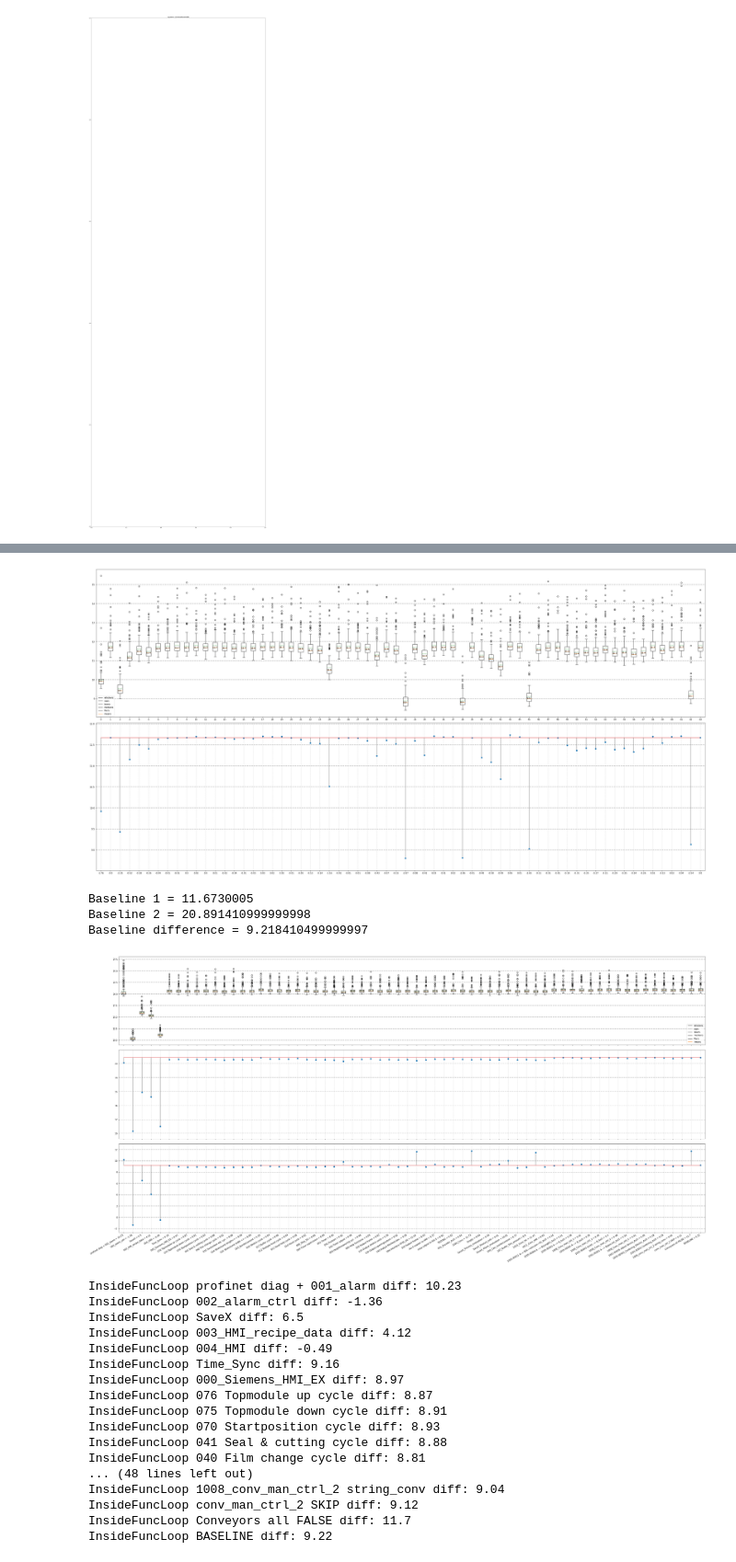
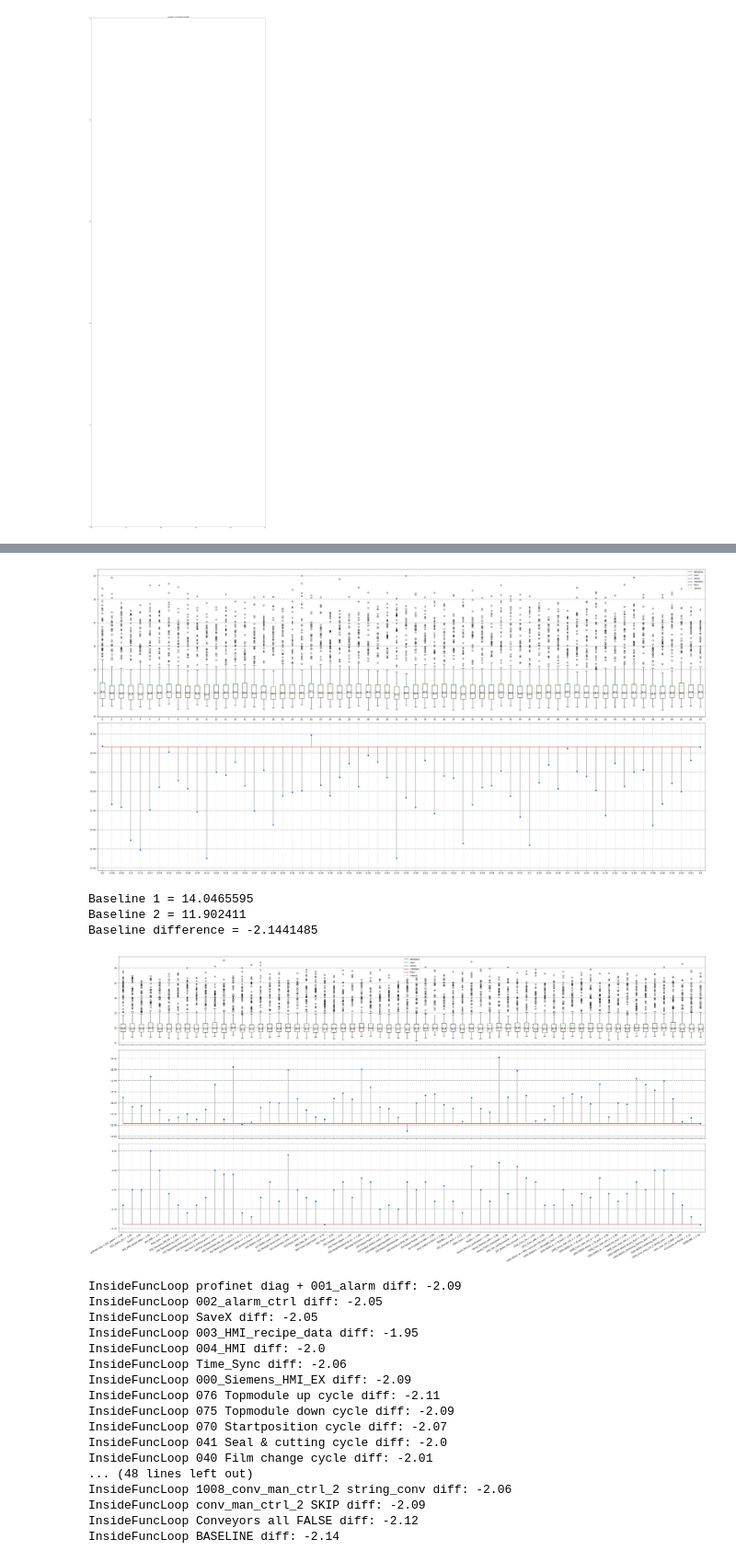
Before and after one commit to KennyKristiansen/Performance, a Jupyter notebook: boxplot.ipynb, the cells around one changed output, grey strips where cells are left out. Shown at 92% size. Cells and saved outputs as stored; diff of their text form; code cells hidden in the pictures.

```diff
--- a/boxplot.ipynb
+++ b/boxplot.ipynb
@@ -341,4 +320,6 @@ func BASELINE diff: -0.47
 # %%
+'''normal'''
+
 import numpy as np
 import matplotlib.pyplot as plt
 import matplotlib.cbook as cbook
@@ -381,7 +362,7 @@ class SubPlot(Plot):
         None
 
 
-file = "miks_buffet.csv"
+file = "test.csv"
 data = []
 InsideFuncLoop = False
 with open(file) as plotValues:
@@ -448,7 +429,7 @@ plt.margins(x=0.008, y=0.1)
 plt.show()
 
 
-file = "test.csv"
+file = "tonny_test.csv"
 data = []
 InsideFuncLoop = False
 func_description = ['profinet diag + 001_alarm',    #0
@@ -577,53 +558,53 @@ plt.xticks(range(0, len(labels)), difference_b)
 plt.grid(True, which='both', axis='x', linewidth=0.5, linestyle='--')
 plt.grid(True, which='both', axis='y', linewidth=2, linestyle='--')
 plt.margins(x=0.008, y=0.1)
 
 
 plt.subplot(3, 1, 3)
 difference_sum = []
 for val in range(len(difference)):
     float_val = ((difference_b[val] + baseline_2) - ((difference[val] + baseline_1)))
     float_val = '%.2f' % float_val
     difference_sum.append(float(float_val))
 
 labels_with_comment = []
 for i in range(len(difference_sum)):
     labels_with_comment.append(
         func_description[i] + ' = ' + str(difference_sum[i]))
 labels_with_comment = tuple(labels_with_comment)
 
 plt.stem(difference_sum, bottom=difference_sum[63], linefmt='grey')
 plt.xticks(range(0, len(labels)), labels_with_comment, rotation=45)
 fig1.autofmt_xdate()
 plt.grid(True, which='both', axis='x', linewidth=0.5, linestyle='--')
 plt.grid(True, which='both', axis='y', linewidth=2, linestyle='--')
 
 plt.margins(x=0.008, y=0.1)
 plt.tight_layout(pad=1, w_pad=1.0, h_pad=2)
 plt.show()
 for row in range(len(difference)):
     print(f'InsideFuncLoop {func_description[row]} diff: {difference_sum[row]}')
 # %% [output]
-[figure, old version]
+[figure, new version]
-Baseline 1 = 11.6730005
-Baseline 2 = 20.891410999999998
-Baseline difference = 9.218410499999997
+Baseline 1 = 14.0465595
+Baseline 2 = 11.902411
+Baseline difference = -2.1441485
-[figure, old version]
+[figure, new version]
-InsideFuncLoop profinet diag + 001_alarm diff: 10.23
-InsideFuncLoop 002_alarm_ctrl diff: -1.36
-InsideFuncLoop SaveX diff: 6.5
-InsideFuncLoop 003_HMI_recipe_data diff: 4.12
-InsideFuncLoop 004_HMI diff: -0.49
-InsideFuncLoop Time_Sync diff: 9.16
-InsideFuncLoop 000_Siemens_HMI_EX diff: 8.97
-InsideFuncLoop 076 Topmodule up cycle diff: 8.87
-InsideFuncLoop 075 Topmodule down cycle diff: 8.91
-InsideFuncLoop 070 Startposition cycle diff: 8.93
-InsideFuncLoop 041 Seal & cutting cycle diff: 8.88
-InsideFuncLoop 040 Film change cycle diff: 8.81
+InsideFuncLoop profinet diag + 001_alarm diff: -2.09
+InsideFuncLoop 002_alarm_ctrl diff: -2.05
+InsideFuncLoop SaveX diff: -2.05
+InsideFuncLoop 003_HMI_recipe_data diff: -1.95
+InsideFuncLoop 004_HMI diff: -2.0
+InsideFuncLoop Time_Sync diff: -2.06
+InsideFuncLoop 000_Siemens_HMI_EX diff: -2.09
+InsideFuncLoop 076 Topmodule up cycle diff: -2.11
+InsideFuncLoop 075 Topmodule down cycle diff: -2.09
+InsideFuncLoop 070 Startposition cycle diff: -2.07
+InsideFuncLoop 041 Seal & cutting cycle diff: -2.0
+InsideFuncLoop 040 Film change cycle diff: -2.01
 ... (48 lines left out)
-InsideFuncLoop 1008_conv_man_ctrl_2 string_conv diff: 9.04
-InsideFuncLoop conv_man_ctrl_2 SKIP diff: 9.12
-InsideFuncLoop Conveyors all FALSE diff: 11.7
-InsideFuncLoop BASELINE diff: 9.22
+InsideFuncLoop 1008_conv_man_ctrl_2 string_conv diff: -2.06
+InsideFuncLoop conv_man_ctrl_2 SKIP diff: -2.09
+InsideFuncLoop Conveyors all FALSE diff: -2.12
+InsideFuncLoop BASELINE diff: -2.14
 # %%
```
Also changed, not shown: parts of 3 cells of this notebook, 2 other files.
